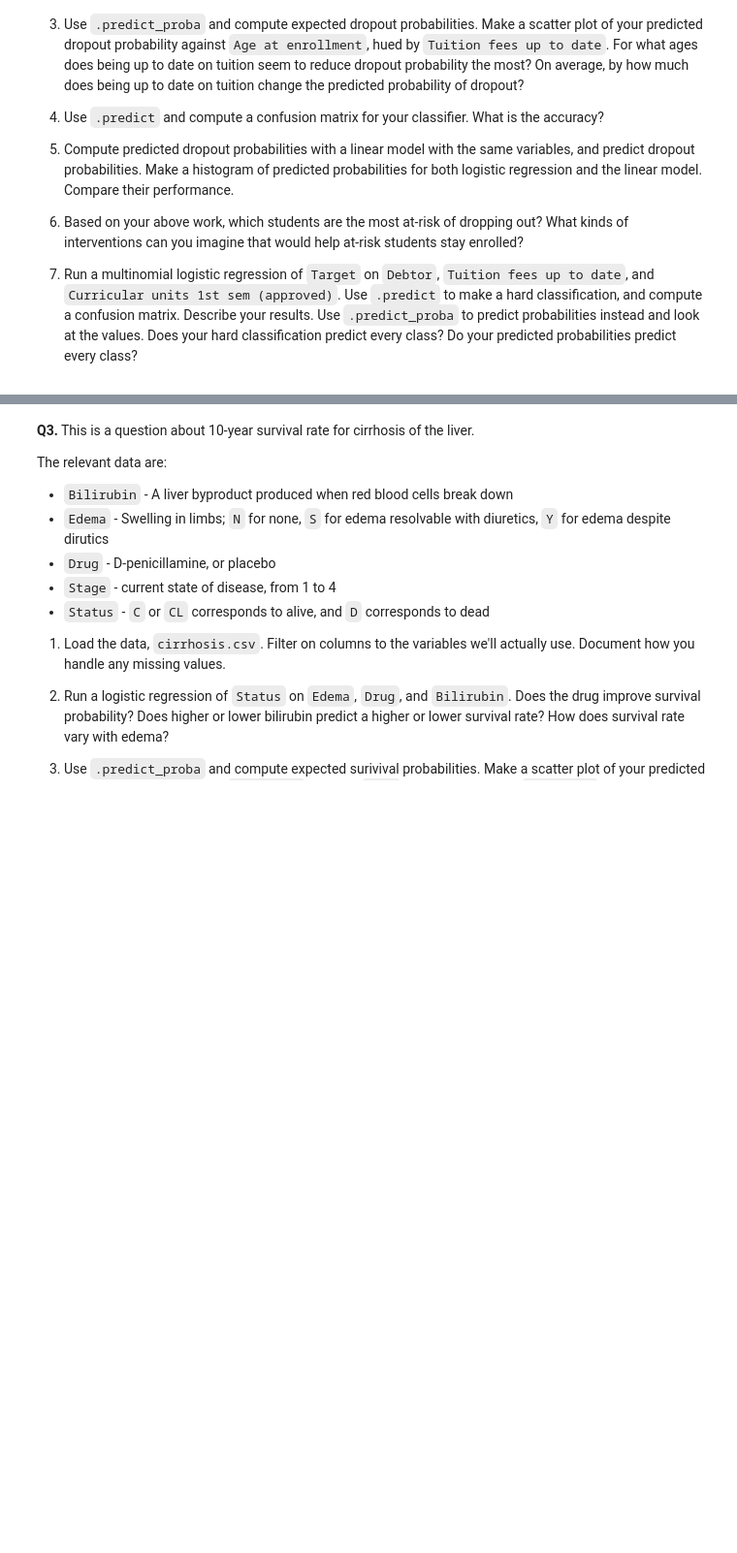
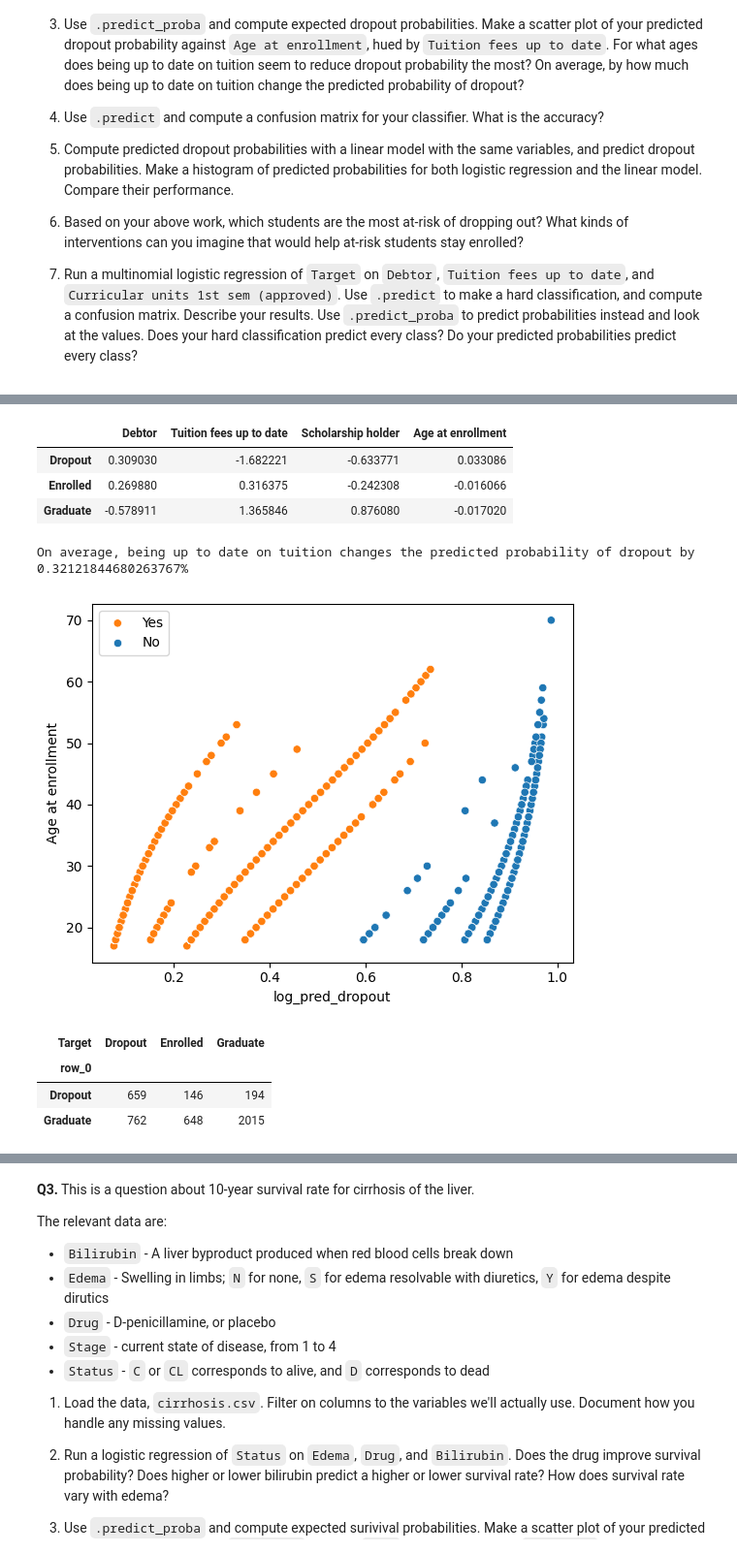
Before and after one commit to dishidhak/DS3021assignment02, a Jupyter notebook: 05_dd_glm.ipynb, the cells around one changed output, grey strips where cells are left out. Shown at 97% size. Drawn from its saved outputs; the diff is of its cells as text; code cells hidden in the pictures; blank space fills up the shorter version.

```diff
--- a/05_dd_glm.ipynb
+++ b/05_dd_glm.ipynb
@@ -89,0 +78,12 @@ Resolving deltas: 100% (46/46), done.
+# %%
+# 2.1
+import pandas as pd
+import numpy as np
+import seaborn as sns
+import matplotlib.pyplot as plt
+
+
+df = pd.read_csv('./undergrad_ml_assignments/data/data.csv', sep=';')
+df.head()
+
+df.columns
@@ -89,0 +117,5 @@ Resolving deltas: 100% (46/46), done.
+# %%
+df = df[['Debtor', 'Tuition fees up to date', 'Scholarship holder',
+         'Age at enrollment', 'Curricular units 1st sem (approved)',
+         'Target']]
+df.head()
@@ -89,0 +129,43 @@ Resolving deltas: 100% (46/46), done.
+# %%
+# 2.2
+from sklearn.linear_model import LogisticRegression
+
+x = df.drop(['Curricular units 1st sem (approved)', 'Target' ], axis=1)
+y = df[['Target']]
+
+logreg = LogisticRegression(
+    solver='lbfgs',
+    max_iter=5000,
+    multi_class='multinomial'
+)
+
+logreg = logreg.fit(x, y)
+
+mnl_coef = pd.DataFrame(logreg.coef_ , index=logreg.classes_)
+mnl_coef = mnl_coef.set_axis(logreg.feature_names_in_,axis=1)
+mnl_coef
+# %% [output]
+|  | Debtor | Tuition fees up to date | Scholarship holder | Age at enrollment |
+| Dropout | 0.309030 | -1.682221 | -0.633771 | 0.033086 |
+| Enrolled | 0.269880 | 0.316375 | -0.242308 | -0.016066 |
+| Graduate | -0.578911 | 1.365846 | 0.876080 | -0.017020 |
+# %%
+# 2.3
+probs = logreg.predict_proba(x)
+df['log_pred_dropout'] = probs[:, [0]]
+
+sns.scatterplot(df, x = 'log_pred_dropout', y = 'Age at enrollment', hue = 'Tuition fees up to date' )
+plt.legend(['Yes', 'No'])
+print(f'On average, being up to date on tuition changes the predicted probability of dropout by {df['log_pred_dropout'].mean()}%')
+# %% [output]
+On average, being up to date on tuition changes the predicted probability of dropout by 0.32121844680263767%
+[figure, added]
+# %%
+# 2.4
+tab = pd.crosstab(logreg.predict(x), df['Target'])
+tab
+# %% [output]
+| Target | Dropout | Enrolled | Graduate |
+| row_0 |  |  |  |
+| Dropout | 659 | 146 | 194 |
+| Graduate | 762 | 648 | 2015 |
```
Also changed, not shown: parts of 33 cells of this notebook.
